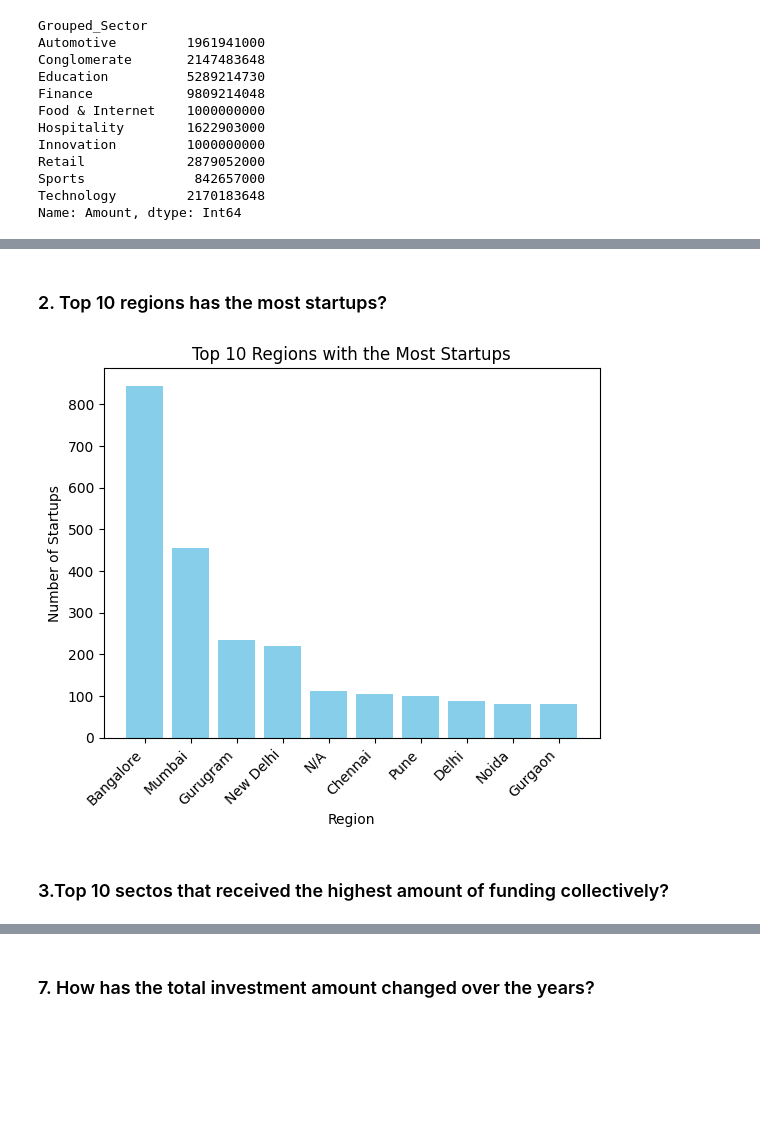
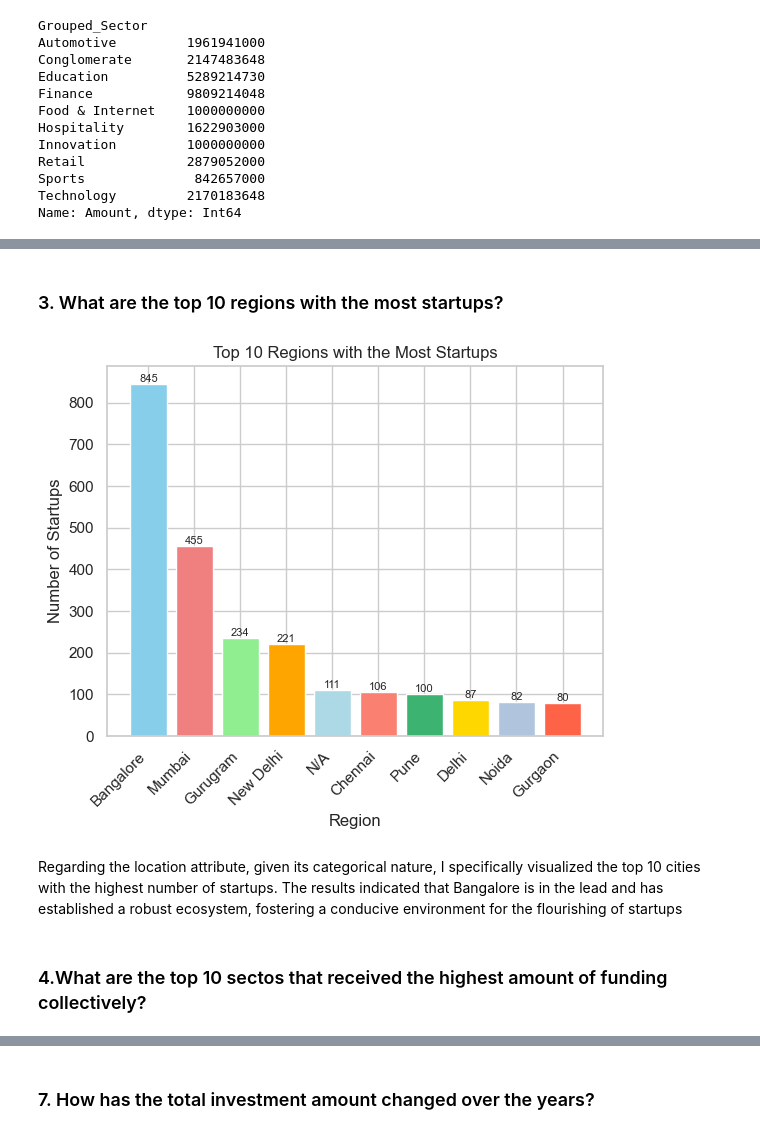
Before and after one commit to Vaniskemunto/ecosystem, a Jupyter notebook: ecosystem.ipynb, the cells around one changed output, grey strips where cells are left out. Cells and saved outputs as stored; diff of their text form; code cells hidden in the pictures; blank space fills up the shorter version.

```diff
--- a/ecosystem.ipynb
+++ b/ecosystem.ipynb
@@ -2143,0 +2157,13 @@ Correlation Matrix:
+# %%
+
+
+full_data = pd.DataFrame(full_data)
+
+# Create a distribution plot for the 'Amount' attribute
+sns.set(style="whitegrid")
+plt.figure(figsize=(8, 6))
+sns.histplot(full_data['Amount'], kde=True, color='skyblue', bins=20)
+plt.title('Distribution of Amount Attribute')
+plt.xlabel('Amount')
+plt.ylabel('Frequency')
+plt.show()
@@ -2143,0 +2174,11 @@ Correlation Matrix:
+# %%
+
+
+full_data = pd.DataFrame(full_data)
+
+# Create a boxplot for the 'Amount' attribute
+plt.figure(figsize=(8, 6))
+sns.boxplot(x=full_data['Amount'], color='skyblue')
+plt.title('Boxplot of Amount Attribute with Outliers')
+plt.xlabel('Amount')
+plt.show()
@@ -2260,28 +2311,40 @@ plt.show()
 # %% [markdown]
-### 2. Top 10 regions has the most startups?
+### 3. What are the top 10 regions with the most startups?
 # %%
 
 
-
-df = pd.DataFrame(full_data)
+full_data = pd.DataFrame(full_data)
 
 # Group by 'HeadQuarter' and count the number of startups in each region
-startup_count_by_region = df['HeadQuarter'].value_counts()
+startup_count_by_region = full_data['HeadQuarter'].value_counts()
 
 # Get the top 10 regions with the most startups
 top_10_regions = startup_count_by_region.nlargest(10)
 
+# Custom color palette for the bar graph
+colors = ['skyblue', 'lightcoral', 'lightgreen', 'orange', 'lightblue', 'salmon', 'mediumseagreen', 'gold', 'lightsteelblue', 'tomato']
+
 # Plotting a bar graph for the top 10 regions
-plt.bar(top_10_regions.index, top_10_regions, color='skyblue')
+plt.bar(top_10_regions.index, top_10_regions, color=colors)
+
+# Add values on the bars
+for index, value in enumerate(top_10_regions):
+    plt.text(index, value + 0.1, str(value), ha='center', va='bottom', fontsize=8)
+
 plt.xlabel('Region')
 plt.ylabel('Number of Startups')
 plt.title('Top 10 Regions with the Most Startups')
 plt.xticks(rotation=45, ha='right')  # Rotate x-axis labels for better visibility
+
+# Show the plot
 plt.show()
 # %% [output]
-[figure, old version]
+[figure, new version]
+# %% [markdown]
+
+Regarding the location attribute, given its categorical nature, I specifically visualized the top 10 cities with the highest number of startups. The results indicated that Bangalore is in the lead and has established a robust ecosystem, fostering a conducive environment for the flourishing of startups
 # %% [markdown]
-### 3.Top 10 sectos that received the highest amount of funding collectively?
+### 4.What are the top 10 sectos that received the highest amount of funding collectively?
 # %%
 
 
```
Also changed, not shown: parts of 67 cells of this notebook.
